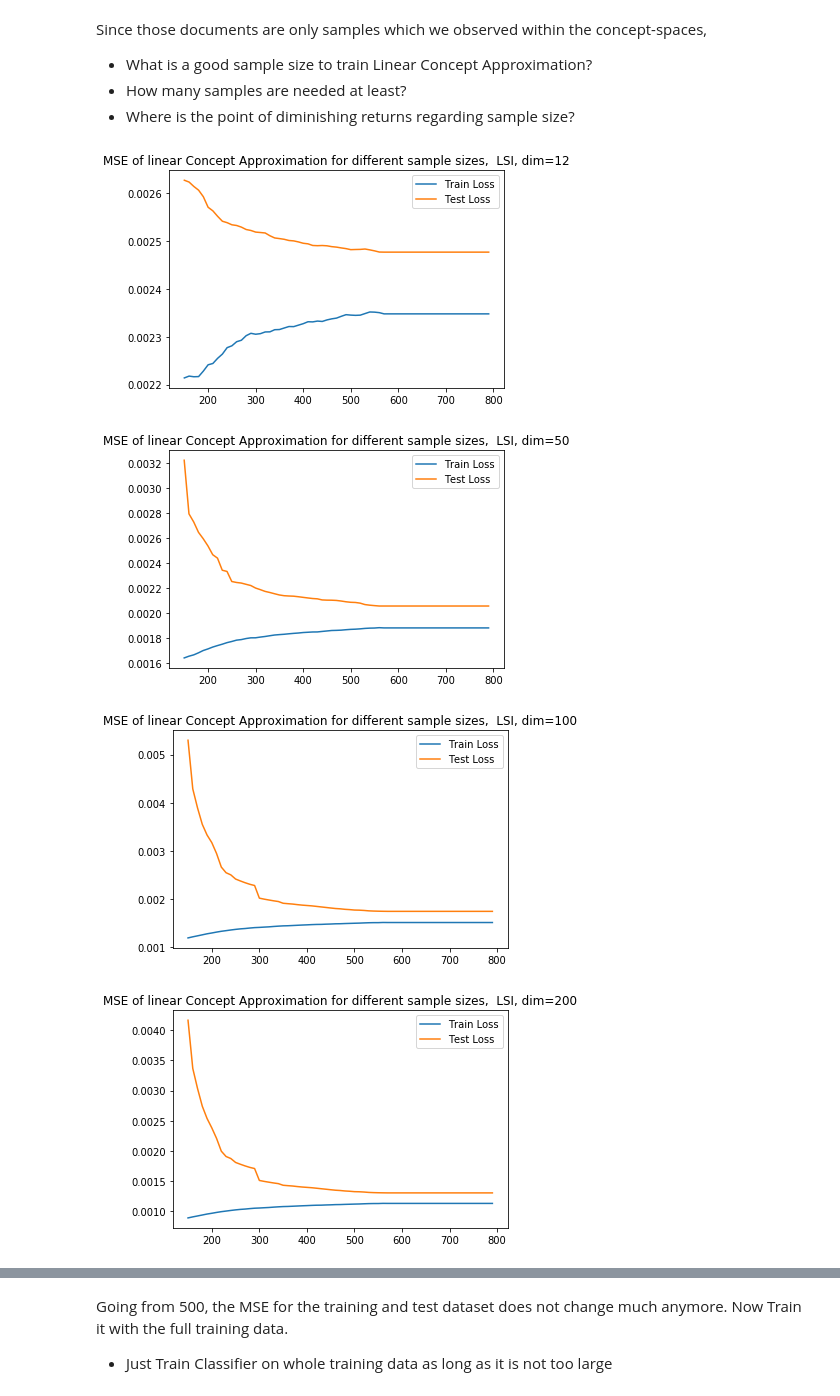
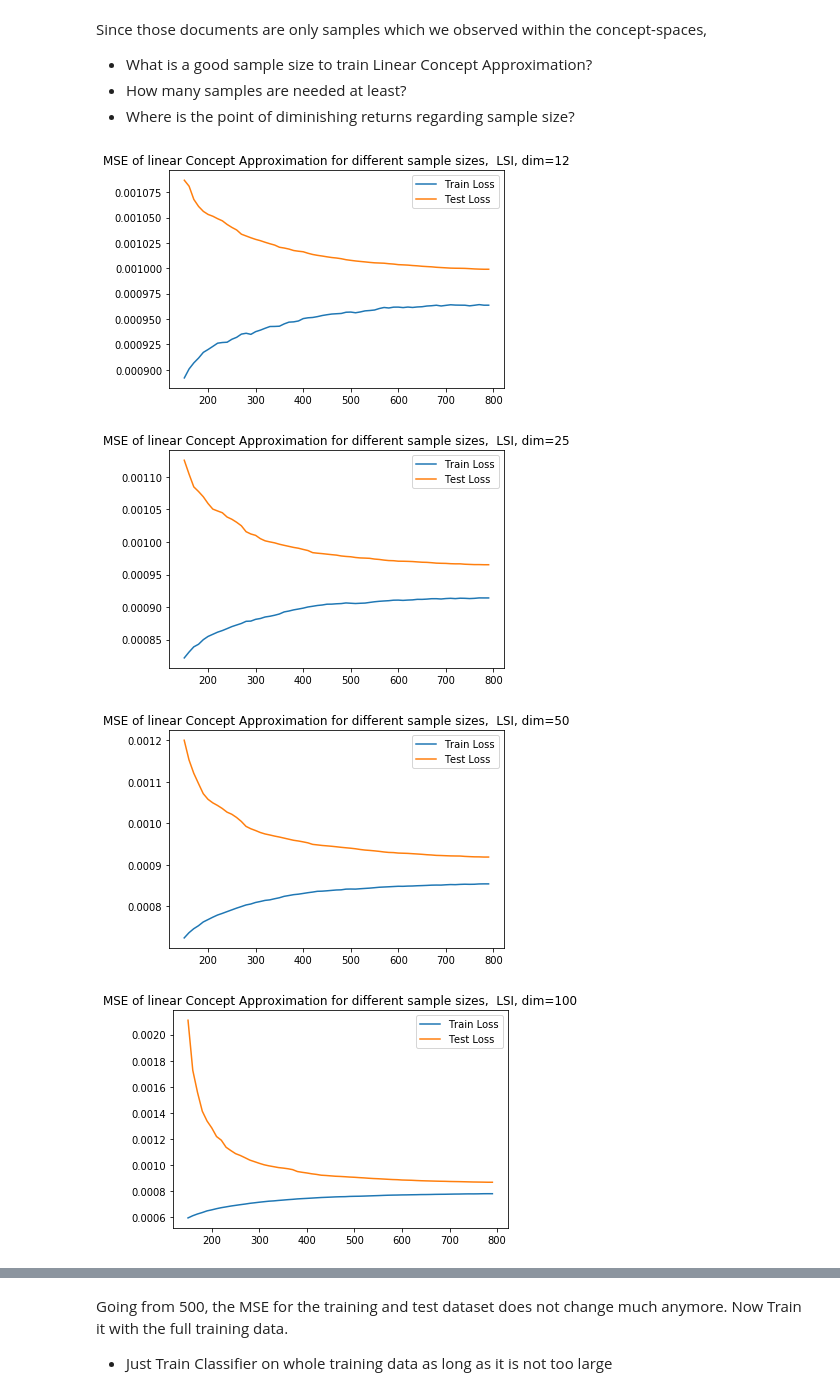
Before and after one commit to marc-lenz/thesis_code, a Jupyter notebook: First Exploration and Tests.ipynb, the cells around one changed output, grey strips where cells are left out. Drawn from its saved outputs; the diff is of its cells as text; code cells hidden in the pictures.

```diff
--- a/First Exploration and Tests.ipynb
+++ b/First Exploration and Tests.ipynb
@@ -21,12 +23,12 @@ import xml.etree.ElementTree as ET
 
 # parse an xml file by name
 tree = ET.parse('Data/alignedCorpus-en-fr.xml')
-documents = extract_docs_from_jrq_xml(tree, align="documents")
+documents = extract_docs_from_jrq_xml(tree, align="documents", doc_limit=2000)
 # %% [markdown]
 Since we want to train models and do some parameter selection later on, it makes sense to split the dataset into a training and test dataset. From now on, we will apply all methods only to the training dataset. Later on, we will use the test dataset to evaluate the performance of the learned functions.
 # %%
 from sklearn.model_selection import train_test_split
-documents, test_documents = train_test_split(documents, test_size=0.25, random_state=42)
+documents, test_documents = train_test_split(documents, test_size=0.5, random_state=42)
 # %% [markdown]
 Lets take a look:
 # %%
@@ -108,7 +127,7 @@ english_lsi_model = models.LsiModel(english_corpus_tfidf,
 Train the LSI model for additional topic numbers/embedding dimensions
 # %%
 model_dict = dict()
-dimensions = [12, 50, 100, 200]
+dimensions = [12, 25, 50, 100, 200, 500, 800]
 
 for dimension in dimensions:
     french_lsi_model = models.LsiModel(french_corpus_tfidf,
@@ -164,41 +185,44 @@ Since those documents are only samples which we observed within the concept-spac
 meta_train_scores = []
 meta_test_scores = []
 
+from sklearn import linear_model
+import matplotlib.pylab as plt
+from sklearn.metrics import mean_squared_error as mse
 
 for dimension in dimensions:
     english_lsi_vecs = model_dict[dimension]["en_vecs"]
     english_lsi_vecs = model_dict[dimension]["fr_vecs"]
 
     for k in range(4):
         en_vecs_train, en_vecs_test, fr_vecs_train, fr_vecs_test = train_test_split(english_lsi_vecs, french_lsi_vecs, test_size=0.2)
 
         sample_sizes = [k*10 for k in range(15,80)]
         train_scores = []
         test_scores = []
 
-        import matplotlib.pylab as plt
-        from sklearn.metrics import mean_squared_error as mse
+        for num in sample_sizes:
+            fr_to_en_clf = linear_model.LinearRegression()
+            en_to_fr_clf = linear_model.LinearRegression()
 
-        for num in sample_sizes:
             en_to_fr_clf.fit(en_vecs_train[:num], fr_vecs_train[:num])
             train_predictions = en_to_fr_clf.predict(en_vecs_train[:num])
             train_score = mse(train_predictions, fr_vecs_train[:num])
 
             test_predictions = en_to_fr_clf.predict(en_vecs_test)
             test_score = mse(test_predictions, fr_vecs_test)
             train_scores.append(train_score)
             test_scores.append(test_score)
 
         meta_train_scores.append(np.asarray(train_scores))
         meta_test_scores.append(np.asarray(test_scores))
 
     plt.plot(sample_sizes, np.mean(meta_train_scores, axis=0), label="Train Loss")
     plt.plot(sample_sizes, np.mean(meta_test_scores, axis=0), label="Test Loss")
     plt.legend()
     plt.title("MSE of linear Concept Approximation for different sample sizes,  LSI, dim="+str(dimension))
     plt.show()
 # %% [output]
-[figure, old version]
+[figure, new version]
-[figure, old version]
+[figure, new version]
-[figure, old version]
+[figure, new version]
-[figure, old version]
+[figure, new version]
```
Also changed, not shown: parts of 17 cells of this notebook.
